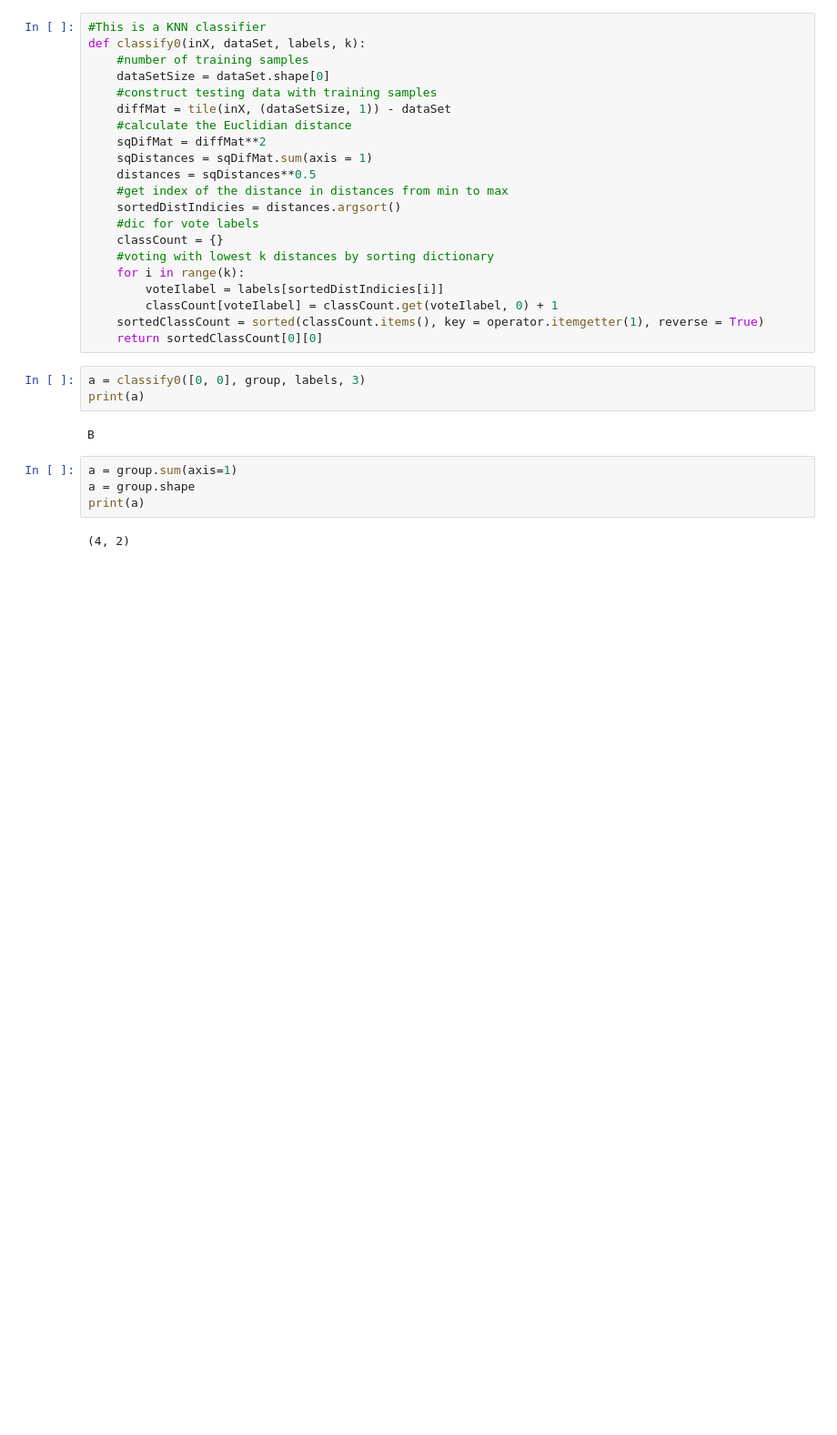
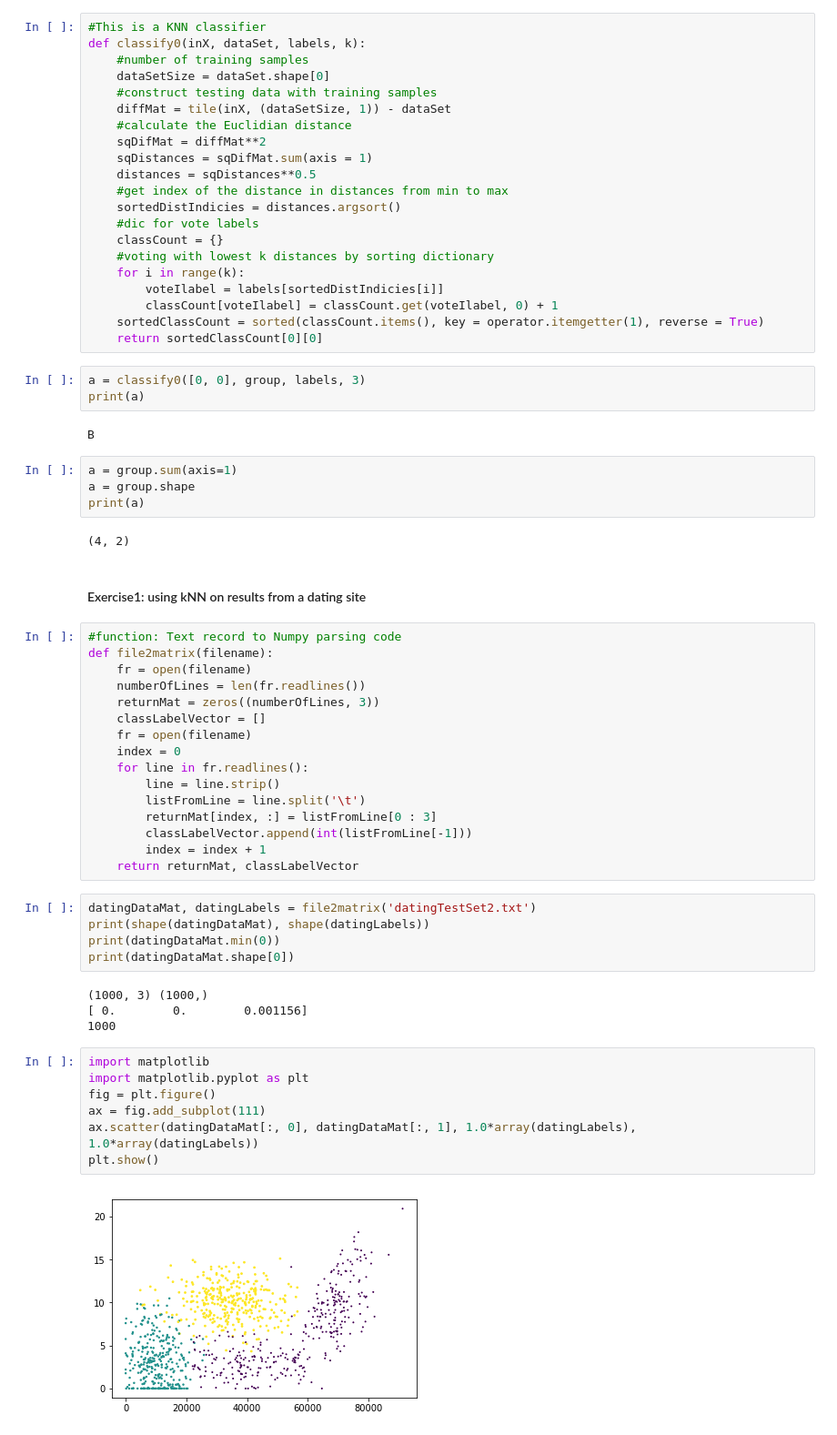
Before and after one commit to brucelv1/ML-in-action, a Jupyter notebook: Day3.ipynb, the cells around one changed output. Shown at 91% size. Cells and saved outputs as stored; diff of their text form; blank space fills up the shorter version.

Commit message:
add exercise

```diff
--- a/Day3.ipynb
+++ b/Day3.ipynb
@@ -53,3 +56,39 @@ a = group.shape
 print(a)
 # %% [output]
 (4, 2)
+# %% [markdown]
+#### Exercise1: using kNN on results from a dating site
+# %%
+#function: Text record to Numpy parsing code
+def file2matrix(filename):
+    fr = open(filename)
+    numberOfLines = len(fr.readlines())
+    returnMat = zeros((numberOfLines, 3))
+    classLabelVector = []
+    fr = open(filename)
+    index = 0
+    for line in fr.readlines():
+        line = line.strip()
+        listFromLine = line.split('\t')
+        returnMat[index, :] = listFromLine[0 : 3]
+        classLabelVector.append(int(listFromLine[-1]))
+        index = index + 1
+    return returnMat, classLabelVector
+# %%
+datingDataMat, datingLabels = file2matrix('datingTestSet2.txt')
+print(shape(datingDataMat), shape(datingLabels))
+print(datingDataMat.min(0))
+print(datingDataMat.shape[0])
+# %% [output]
+(1000, 3) (1000,)
+[ 0.        0.        0.001156]
+1000
+# %%
+import matplotlib
+import matplotlib.pyplot as plt
+fig = plt.figure()
+ax = fig.add_subplot(111)
+ax.scatter(datingDataMat[:, 0], datingDataMat[:, 1], 1.0*array(datingLabels), 1.0*array(datingLabels))
+plt.show()
+# %% [output]
+[figure, added]
```
Also changed, not shown: parts of 5 cells of this notebook.
